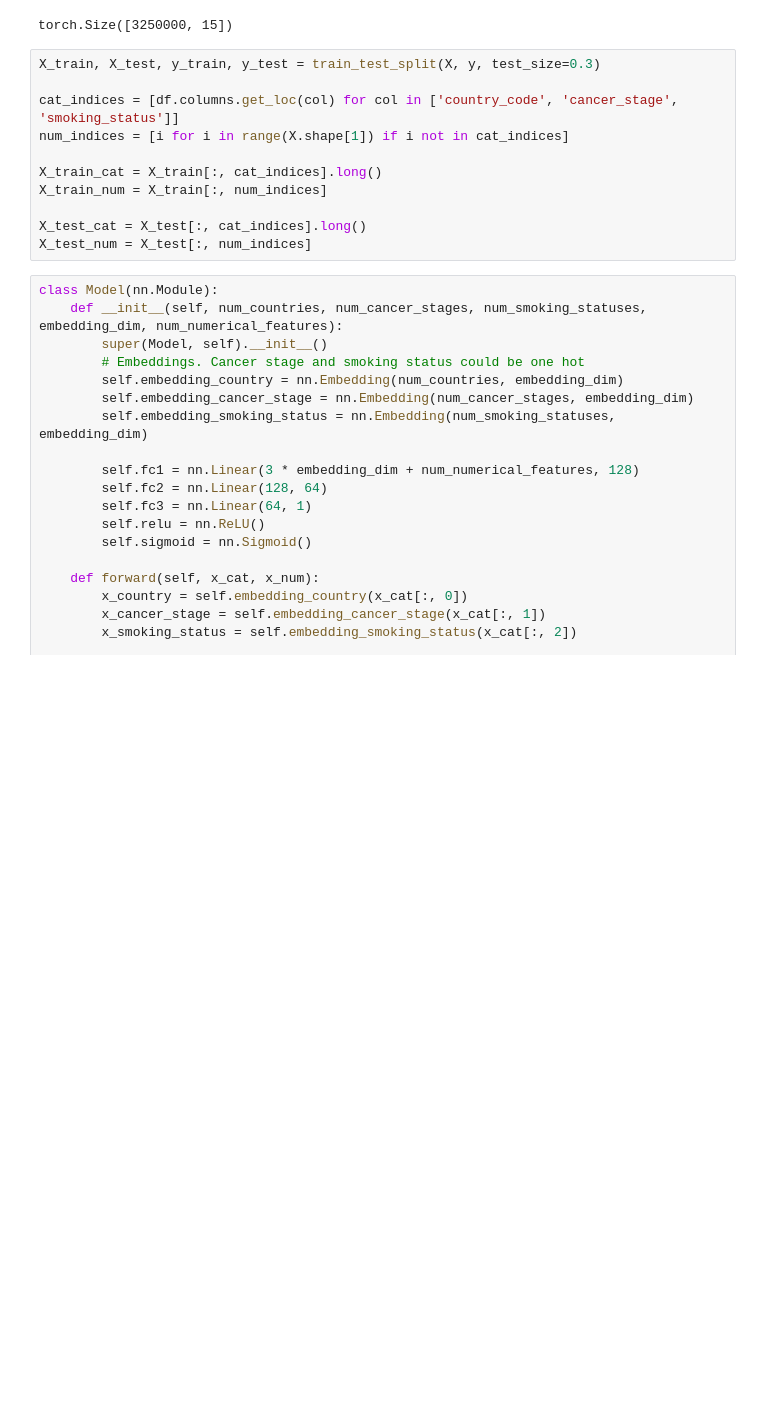
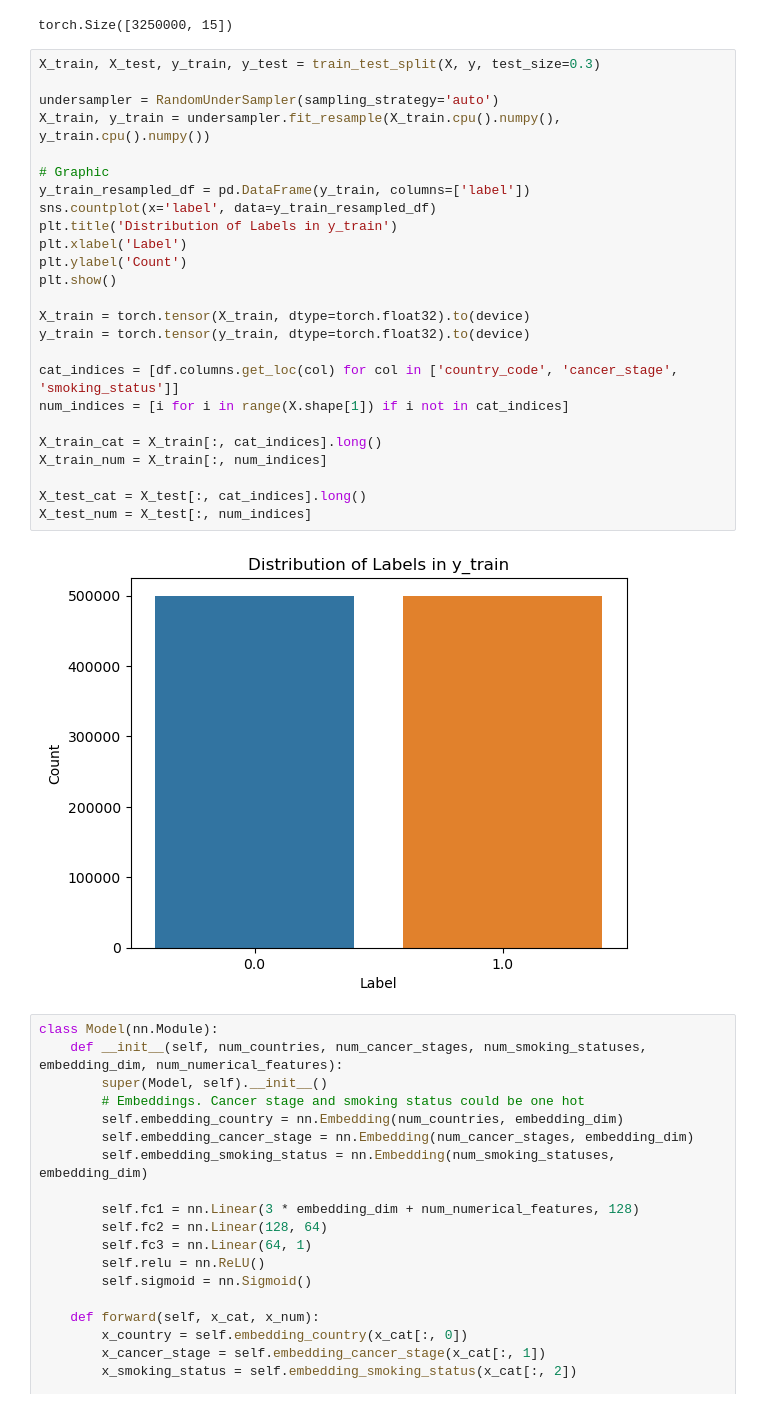
Before and after one commit to VictorGhosh/ML-Sandbox, a Jupyter notebook: cancer/cancer.ipynb, the cells around one changed output. Drawn from its saved outputs; the diff is of its cells as text; blank space fills up the shorter version.

```diff
--- a/cancer/cancer.ipynb
+++ b/cancer/cancer.ipynb
@@ -152,15 +155,31 @@ print(X.shape)
 torch.Size([3250000, 15])
 # %%
 X_train, X_test, y_train, y_test = train_test_split(X, y, test_size=0.3)
+
+undersampler = RandomUnderSampler(sampling_strategy='auto')
+X_train, y_train = undersampler.fit_resample(X_train.cpu().numpy(), y_train.cpu().numpy())
+
+# Graphic
+y_train_resampled_df = pd.DataFrame(y_train, columns=['label'])
+sns.countplot(x='label', data=y_train_resampled_df)
+plt.title('Distribution of Labels in y_train')
+plt.xlabel('Label')
+plt.ylabel('Count')
+plt.show()
+
+X_train = torch.tensor(X_train, dtype=torch.float32).to(device)
+y_train = torch.tensor(y_train, dtype=torch.float32).to(device)
 
 cat_indices = [df.columns.get_loc(col) for col in ['country_code', 'cancer_stage', 'smoking_status']]
 num_indices = [i for i in range(X.shape[1]) if i not in cat_indices]
 
 X_train_cat = X_train[:, cat_indices].long()
 X_train_num = X_train[:, num_indices]
 
 X_test_cat = X_test[:, cat_indices].long()
 X_test_num = X_test[:, num_indices]
+# %% [output]
+[figure, added]
 # %%
 class Model(nn.Module):
     def __init__(self, num_countries, num_cancer_stages, num_smoking_statuses, embedding_dim, num_numerical_features):
```
Also changed, not shown: parts of 7 cells of this notebook.
